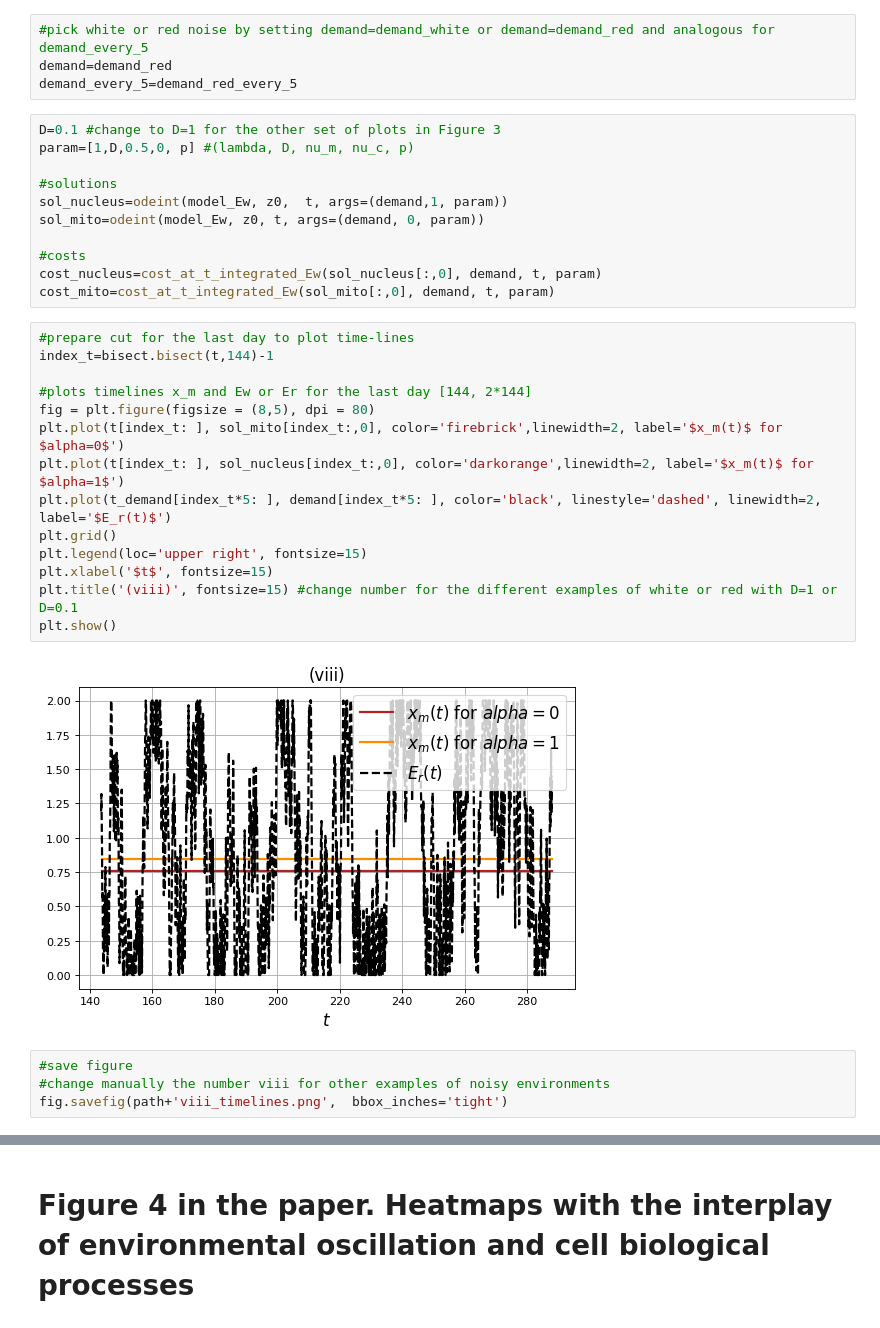
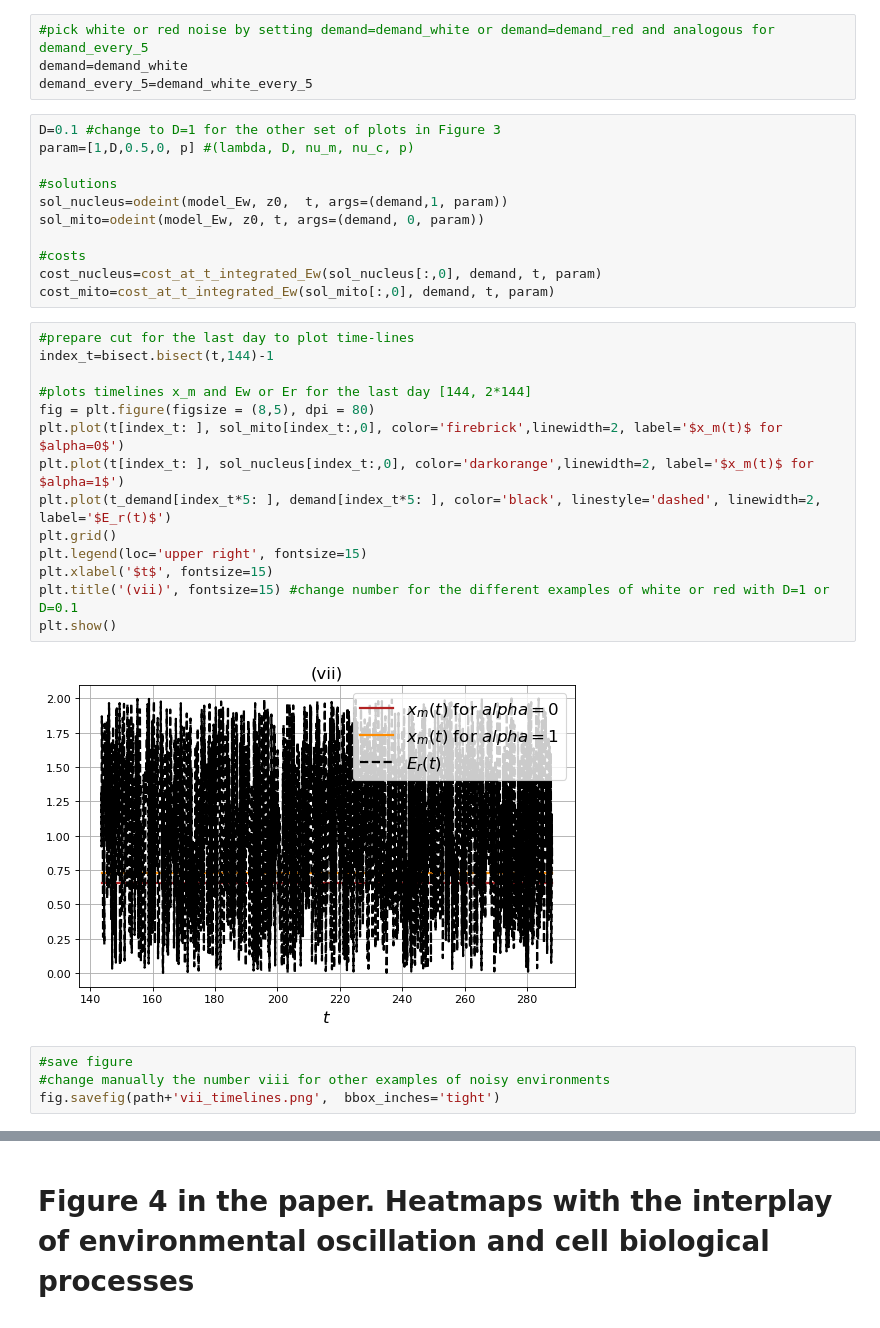
Before and after one commit to StochasticBiology/Environmental-oDNA-retention, a Jupyter notebook: Code_Paper_Jupyter_Notebook.ipynb, the cells around one changed output, grey strips where cells are left out. Drawn from its saved outputs; the diff is of its cells as text.

```diff
--- a/Code_Paper_Jupyter_Notebook.ipynb
+++ b/Code_Paper_Jupyter_Notebook.ipynb
@@ -310,8 +310,8 @@ t=np.linspace(0,2*144,2*288)
 step_size=2*144/2*288
 # %%
 #pick white or red noise by setting demand=demand_white or demand=demand_red and analogous for demand_every_5
-demand=demand_red
-demand_every_5=demand_red_every_5
+demand=demand_white
+demand_every_5=demand_white_every_5
 # %%
 D=0.1 #change to D=1 for the other set of plots in Figure 3
 param=[1,D,0.5,0, p] #(lambda, D, nu_m, nu_c, p)
@@ -326,23 +326,23 @@ cost_mito=cost_at_t_integrated_Ew(sol_mito[:,0], demand, t, param)
 # %%
 #prepare cut for the last day to plot time-lines
 index_t=bisect.bisect(t,144)-1
 
 #plots timelines x_m and Ew or Er for the last day [144, 2*144]
 fig = plt.figure(figsize = (8,5), dpi = 80)
 plt.plot(t[index_t: ], sol_mito[index_t:,0], color='firebrick',linewidth=2, label='$x_m(t)$ for $alpha=0$')
 plt.plot(t[index_t: ], sol_nucleus[index_t:,0], color='darkorange',linewidth=2, label='$x_m(t)$ for $alpha=1$')
 plt.plot(t_demand[index_t*5: ], demand[index_t*5: ], color='black', linestyle='dashed', linewidth=2, label='$E_r(t)$')
 plt.grid()
 plt.legend(loc='upper right', fontsize=15)
 plt.xlabel('$t$', fontsize=15)
-plt.title('(viii)', fontsize=15) #change number for the different examples of white or red with D=1 or D=0.1
+plt.title('(vii)', fontsize=15) #change number for the different examples of white or red with D=1 or D=0.1
 plt.show()
 # %% [output]
-[figure, old version]
+[figure, new version]
 # %%
 #save figure
 #change manually the number viii for other examples of noisy environments
-fig.savefig(path+'viii_timelines.png',  bbox_inches='tight')
+fig.savefig(path+'vii_timelines.png',  bbox_inches='tight')
 # %%
 #plot phase planes
 
```
Also changed, not shown: parts of 37 cells of this notebook.
